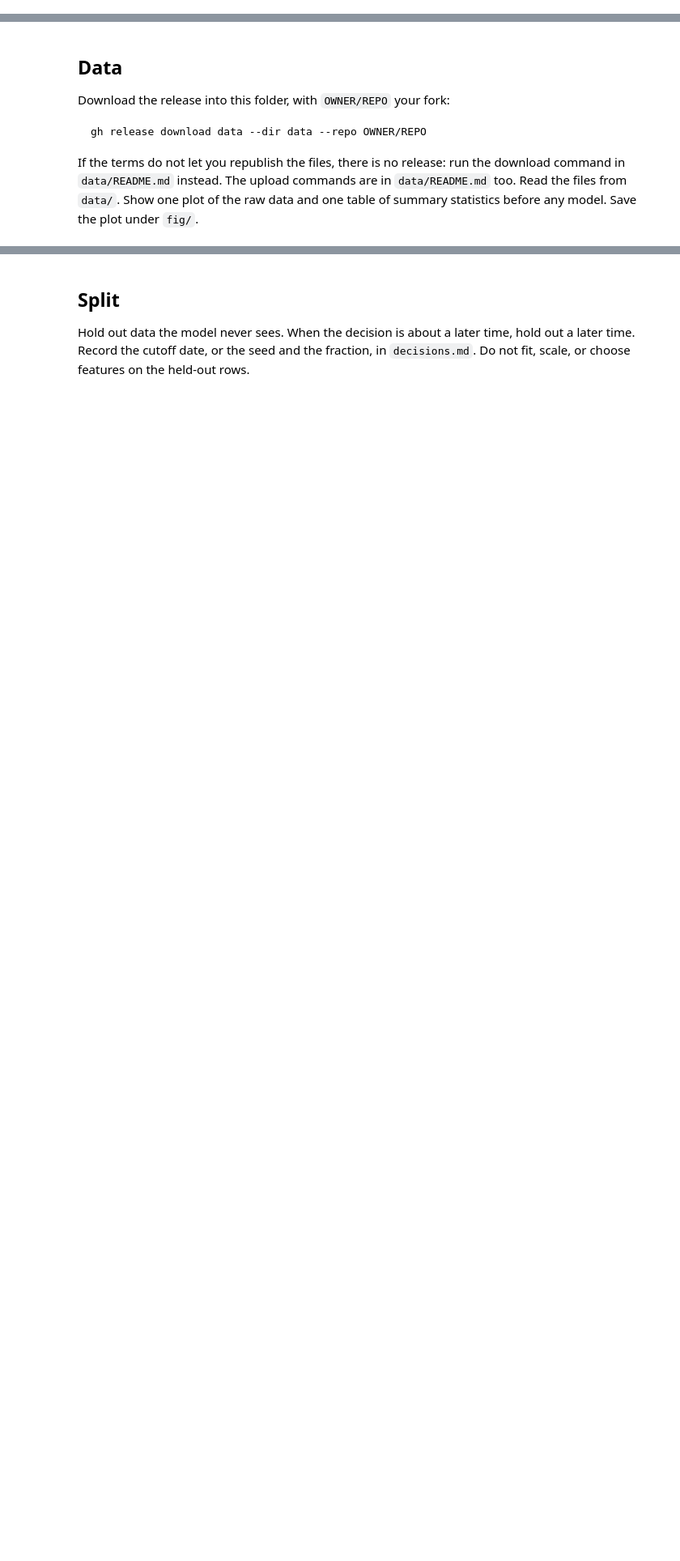
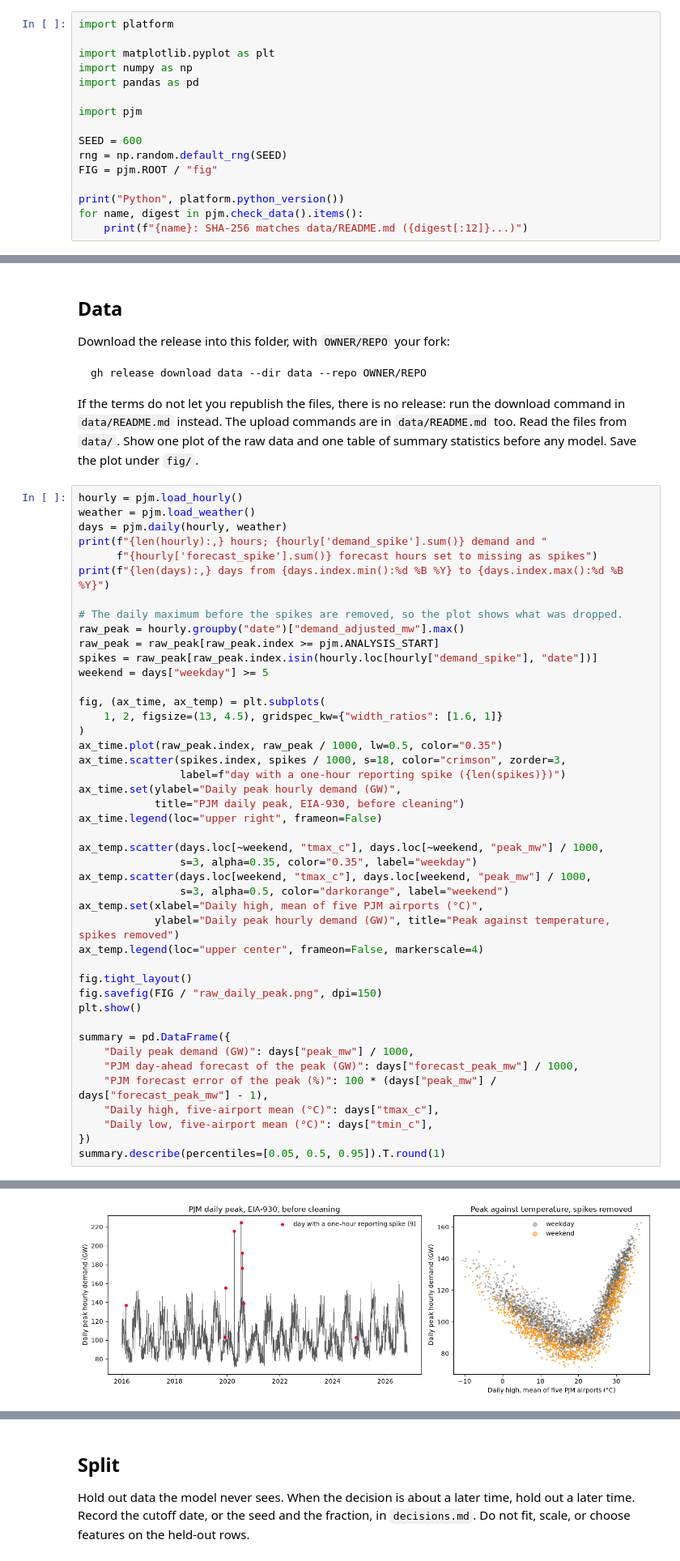
Before and after one commit to BethelT281948/aii600-final-project, a Jupyter notebook: analysis.ipynb, the cells around one changed output, grey strips where cells are left out. Shown at 81% size. Cells and saved outputs as stored; diff of their text form; blank space fills up the shorter version.

````diff
--- a/analysis.ipynb
+++ b/analysis.ipynb
@@ -8,3 +8,19 @@ The held-out score, in the units of the decision, is computed in this notebook.
 ## Setup
 
 Import what you use and set the random seed. Pin those packages in `requirements.txt` and the interpreter in `.python-version`, or use `renv.lock` for R. When a result depends on the draw, record the seed in `decisions.md`. Before fitting, check each file in `data/` against the SHA-256 in `data/README.md`.
+# %%
+import platform
+
+import matplotlib.pyplot as plt
+import numpy as np
+import pandas as pd
+
+import pjm
+
+SEED = 600
+rng = np.random.default_rng(SEED)
+FIG = pjm.ROOT / "fig"
+
+print("Python", platform.python_version())
+for name, digest in pjm.check_data().items():
+    print(f"{name}: SHA-256 matches data/README.md ({digest[:12]}...)")
@@ -24,3 +44,48 @@ gh release download data --dir data --repo OWNER/REPO
 ```
 
 If the terms do not let you republish the files, there is no release: run the download command in `data/README.md` instead. The upload commands are in `data/README.md` too. Read the files from `data/`. Show one plot of the raw data and one table of summary statistics before any model. Save the plot under `fig/`.
+# %%
+hourly = pjm.load_hourly()
+weather = pjm.load_weather()
+days = pjm.daily(hourly, weather)
+print(f"{len(hourly):,} hours; {hourly['demand_spike'].sum()} demand and "
+      f"{hourly['forecast_spike'].sum()} forecast hours set to missing as spikes")
+print(f"{len(days):,} days from {days.index.min():%d %B %Y} to {days.index.max():%d %B %Y}")
+
+# The daily maximum before the spikes are removed, so the plot shows what was dropped.
+raw_peak = hourly.groupby("date")["demand_adjusted_mw"].max()
+raw_peak = raw_peak[raw_peak.index >= pjm.ANALYSIS_START]
+spikes = raw_peak[raw_peak.index.isin(hourly.loc[hourly["demand_spike"], "date"])]
+weekend = days["weekday"] >= 5
+
+fig, (ax_time, ax_temp) = plt.subplots(
+    1, 2, figsize=(13, 4.5), gridspec_kw={"width_ratios": [1.6, 1]}
+)
+ax_time.plot(raw_peak.index, raw_peak / 1000, lw=0.5, color="0.35")
+ax_time.scatter(spikes.index, spikes / 1000, s=18, color="crimson", zorder=3,
+                label=f"day with a one-hour reporting spike ({len(spikes)})")
+ax_time.set(ylabel="Daily peak hourly demand (GW)",
+            title="PJM daily peak, EIA-930, before cleaning")
+ax_time.legend(loc="upper right", frameon=False)
+
+ax_temp.scatter(days.loc[~weekend, "tmax_c"], days.loc[~weekend, "peak_mw"] / 1000,
+                s=3, alpha=0.35, color="0.35", label="weekday")
+ax_temp.scatter(days.loc[weekend, "tmax_c"], days.loc[weekend, "peak_mw"] / 1000,
+                s=3, alpha=0.5, color="darkorange", label="weekend")
+ax_temp.set(xlabel="Daily high, mean of five PJM airports (°C)",
+            ylabel="Daily peak hourly demand (GW)", title="Peak against temperature, spikes removed")
+ax_temp.legend(loc="upper center", frameon=False, markerscale=4)
+
+fig.tight_layout()
+fig.savefig(FIG / "raw_daily_peak.png", dpi=150)
+plt.show()
+
+summary = pd.DataFrame({
+    "Daily peak demand (GW)": days["peak_mw"] / 1000,
+    "PJM day-ahead forecast of the peak (GW)": days["forecast_peak_mw"] / 1000,
+    "PJM forecast error of the peak (%)": 100 * (days["peak_mw"] / days["forecast_peak_mw"] - 1),
+    "Daily high, five-airport mean (°C)": days["tmax_c"],
+    "Daily low, five-airport mean (°C)": days["tmin_c"],
+})
+summary.describe(percentiles=[0.05, 0.5, 0.95]).T.round(1)
+# %% [output]
@@ -26,0 +94 @@ If the terms do not let you republish the files, there is no release: run the do
+[figure, added]
````
Also changed, not shown: parts of 17 cells of this notebook.
